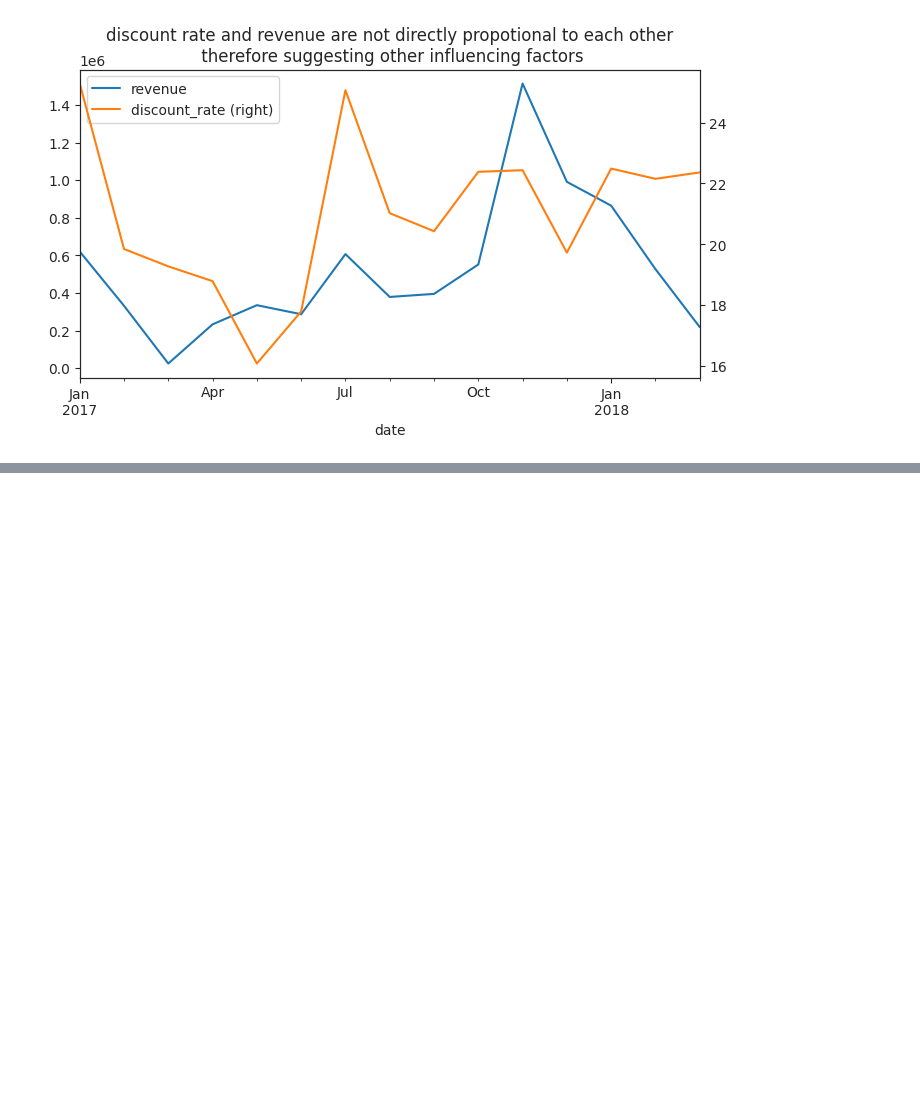
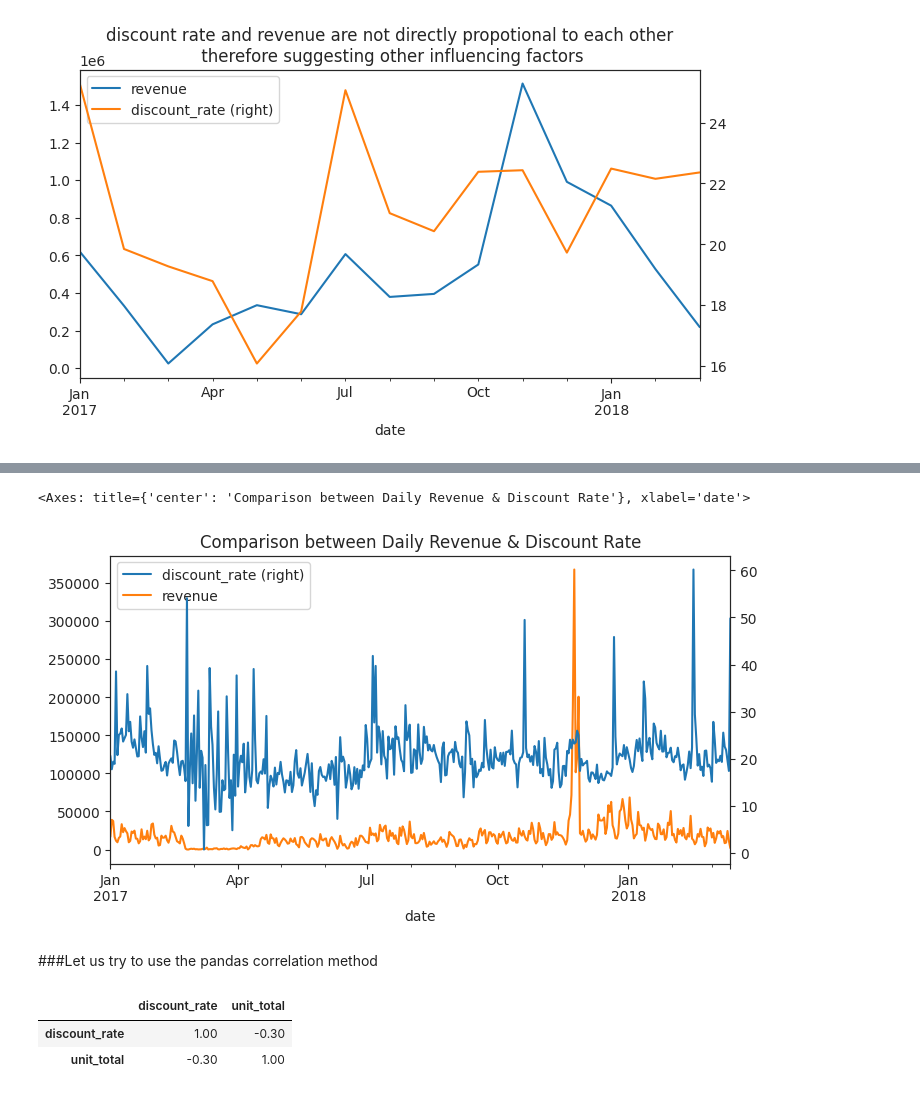
Before and after one commit to Bertha-Lwakatare/tech-company-eniac-discount-analysis, a Jupyter notebook: 4_Data_Analysis.ipynb, the cells around one changed output, grey strips where cells are left out. Cells and saved outputs as stored; diff of their text form; code cells hidden in the pictures; blank space fills up the shorter version.

```diff
--- a/4_Data_Analysis.ipynb
+++ b/4_Data_Analysis.ipynb
@@ -438,0 +220,18 @@ Mounted at /content/drive
+# %%
+mean_discount_daily = discounts_df.resample('D', on='date').agg(
+    discount_rate=('discount_rate', 'mean'),
+    revenue=('unit_total', 'sum')
+).reset_index()
+# %%
+mean_discount_daily.plot(x='date',y=['discount_rate','revenue'],secondary_y='discount_rate',figsize=(8,4),title='Comparison between Daily Revenue & Discount Rate')
+# %% [output]
+<Axes: title={'center': 'Comparison between Daily Revenue & Discount Rate'}, xlabel='date'>
+[figure, added]
+# %% [markdown]
+###Let us try to use the pandas correlation method
+# %%
+discounts_df[['discount_rate', 'unit_total']].corr(method='pearson',min_periods=30)
+# %% [output]
+|  | discount_rate | unit_total |
+| discount_rate | 1.00 | -0.30 |
+| unit_total | -0.30 | 1.00 |
```
Also changed, not shown: parts of 146 cells of this notebook.
